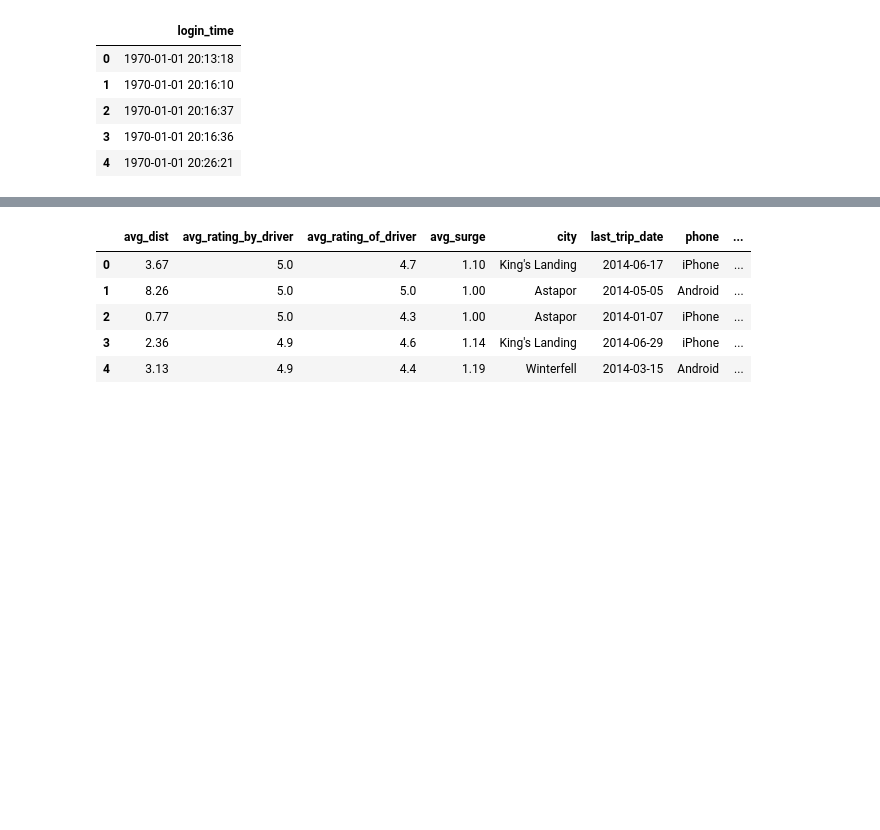
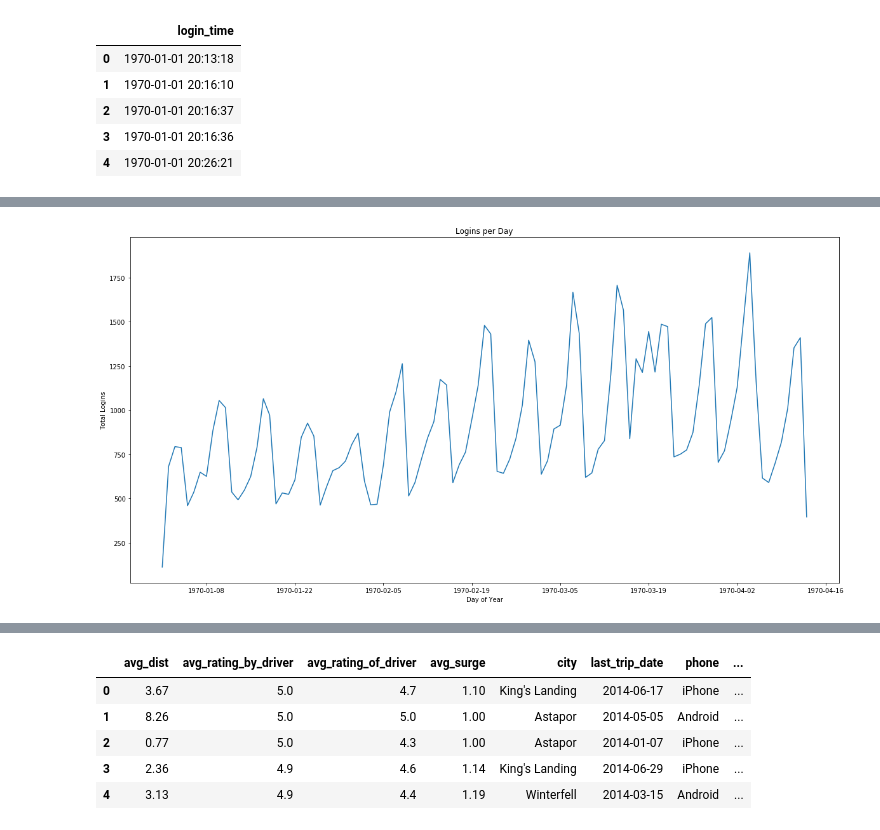
Before and after one commit to raymondgh/springboard-data-science, a Jupyter notebook: Minor Projects and Exercises/Take Home - Ultimate Technologies Inc/Ultimate Technologies.ipynb, the cells around one changed output, grey strips where cells are left out. Saved outputs shown, nothing was run; the diff lists cells and outputs as text; code cells hidden in the pictures; blank space fills up the shorter version.

```diff
--- a/Minor Projects and Exercises/Take Home - Ultimate Technologies Inc/Ultimate Technologies.ipynb
+++ b/Minor Projects and Exercises/Take Home - Ultimate Technologies Inc/Ultimate Technologies.ipynb
@@ -22,0 +62,9 @@ logins_df.head()
+# %%
+plt.figure(figsize=(20,10))
+plt.plot(logins_df.resample("D").sum()["count"])
+plt.title("Logins per Day")
+plt.xlabel('Day of Year')
+plt.ylabel('Total Logins')
+plt.show()
+# %% [output]
+[figure, added]
```
Also changed, not shown: parts of 57 cells of this notebook.
